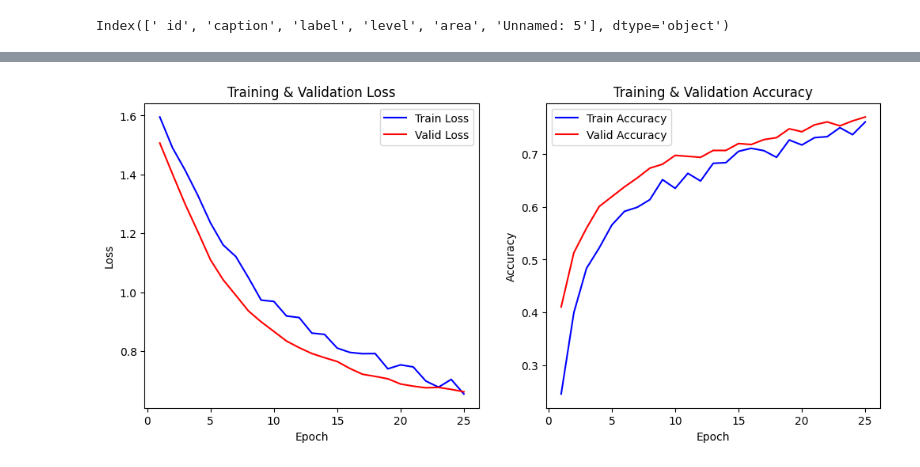
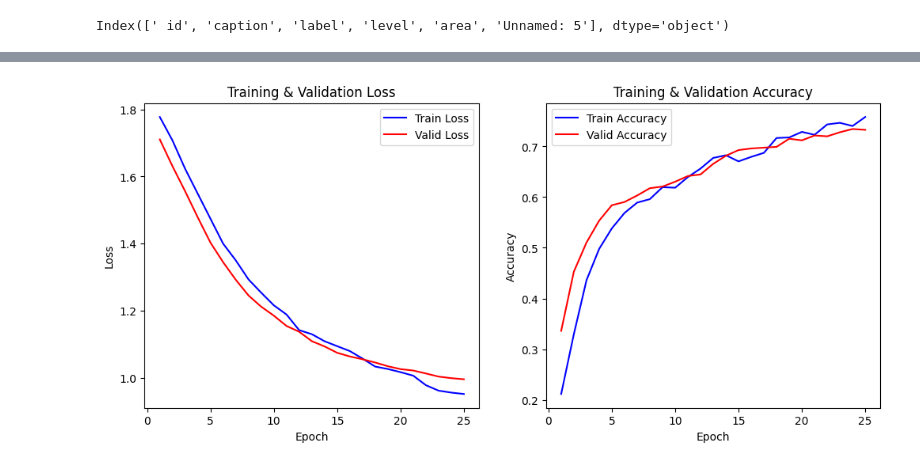
Before and after one commit to SanjidaPriya57/Multimodal_Disaster_Dataset_Bangla-MDDB, a Jupyter notebook: efficientnet-multiclass-mddb.ipynb, the cells around one changed output, grey strips where cells are left out. Cells and saved outputs as stored; diff of their text form; code cells hidden in the pictures.

```diff
--- a/efficientnet-multiclass-mddb.ipynb
+++ b/efficientnet-multiclass-mddb.ipynb
@@ -217,21 +195,40 @@ train_dataset = ImageDataset(train_data, images_folder, train_transforms)
 valid_dataset = ImageDataset(valid_data, images_folder, valid_transforms)
 test_dataset = ImageDataset(test_data, images_folder, valid_transforms)
 
-train_loader = DataLoader(train_dataset, batch_size=16, shuffle=True, num_workers=4)
-valid_loader = DataLoader(valid_dataset, batch_size=16, shuffle=False, num_workers=4)
-test_loader = DataLoader(test_dataset, batch_size=16, shuffle=False, num_workers=4)
+train_loader = DataLoader(train_dataset, batch_size=32, shuffle=True, num_workers=4)
+valid_loader = DataLoader(valid_dataset, batch_size=32, shuffle=False, num_workers=4)
+test_loader = DataLoader(test_dataset, batch_size=32, shuffle=False, num_workers=4)
+# %%
+class LabelSmoothingCrossEntropy(nn.Module):
+    def __init__(self, smoothing=0.1):
+        super().__init__()
+        self.smoothing = smoothing
+
+    def forward(self, pred, target):
+        confidence = 1.0 - self.smoothing
+        log_probs = torch.nn.functional.log_softmax(pred, dim=-1)
+        nll_loss = -log_probs.gather(dim=-1, index=target.unsqueeze(1)).squeeze(1)
+        smooth_loss = -log_probs.mean(dim=-1)
+        loss = confidence * nll_loss + self.smoothing * smooth_loss
+        return loss.mean()  # ← make sure this is here
 # %%
 # Model setup
 # Load DenseNet121 with pretrained weights
+
+from torch.optim.lr_scheduler import ReduceLROnPlateau
+
 model = models.efficientnet_b0(pretrained=True)
 num_features = model.classifier[1].in_features
-model.classifier[1] = nn.Linear(num_features, 5)  # 5 classes
+model.classifier[1] = nn.Linear(num_features, 6)  # 5 classes
 
 device = torch.device('cuda' if torch.cuda.is_available() else 'cpu')
 model.to(device)
+torch.nn.utils.clip_grad_norm_(model.parameters(), max_norm=1.0)
 
-optimizer = optim.AdamW(model.parameters(), lr=2e-5)
-criterion = nn.CrossEntropyLoss()
+optimizer = optim.AdamW(model.parameters(), lr=2e-5, weight_decay=1e-4)
+criterion = LabelSmoothingCrossEntropy(smoothing=0.1)
+scheduler = ReduceLROnPlateau(optimizer, mode='min', factor=0.5, patience=2, verbose=True)
+
 
 # Training function
 def train_one_epoch(model, data_loader, criterion, optimizer, device):
@@ -277,10 +274,11 @@ def validate_one_epoch(model, data_loader, criterion, device):
     epoch_acc = correct_predictions.double() / len(data_loader.dataset)
     return epoch_loss, epoch_acc
 
+
 # Early stopping parameters
 num_epochs = 25
 best_acc = 0.0
-patience = 5
+patience = 4
 counter = 0
 
 # Lists to save loss and accuracy for plotting
@@ -293,6 +291,8 @@ valid_accuracies = []
 for epoch in range(num_epochs):
     train_loss, train_acc = train_one_epoch(model, train_loader, criterion, optimizer, device)
     valid_loss, valid_acc = validate_one_epoch(model, valid_loader, criterion, device)
+
+    scheduler.step(valid_loss)
 
     train_losses.append(train_loss)
     valid_losses.append(valid_loss)
@@ -418,4 +418,10 @@ weighted avg       0.72      0.70      0.71       535
 # %%
+
+# Print epoch-wise losses
+print("\n📉 Epoch-wise Losses:")
+for i, (train, val) in enumerate(zip(train_losses, valid_losses), start=1):
+    print(f"Epoch {i:2d}: Train Loss = {train:.4f}, Val Loss = {val:.4f}")
+
 # Plot training & validation loss and accuracy curves
 epochs = range(1, len(train_losses) + 1)
 
@@ -441 +464 @@ plt.show()
-[figure, old version]
+[figure, new version]
```
Also changed, not shown: parts of 6 cells of this notebook.
